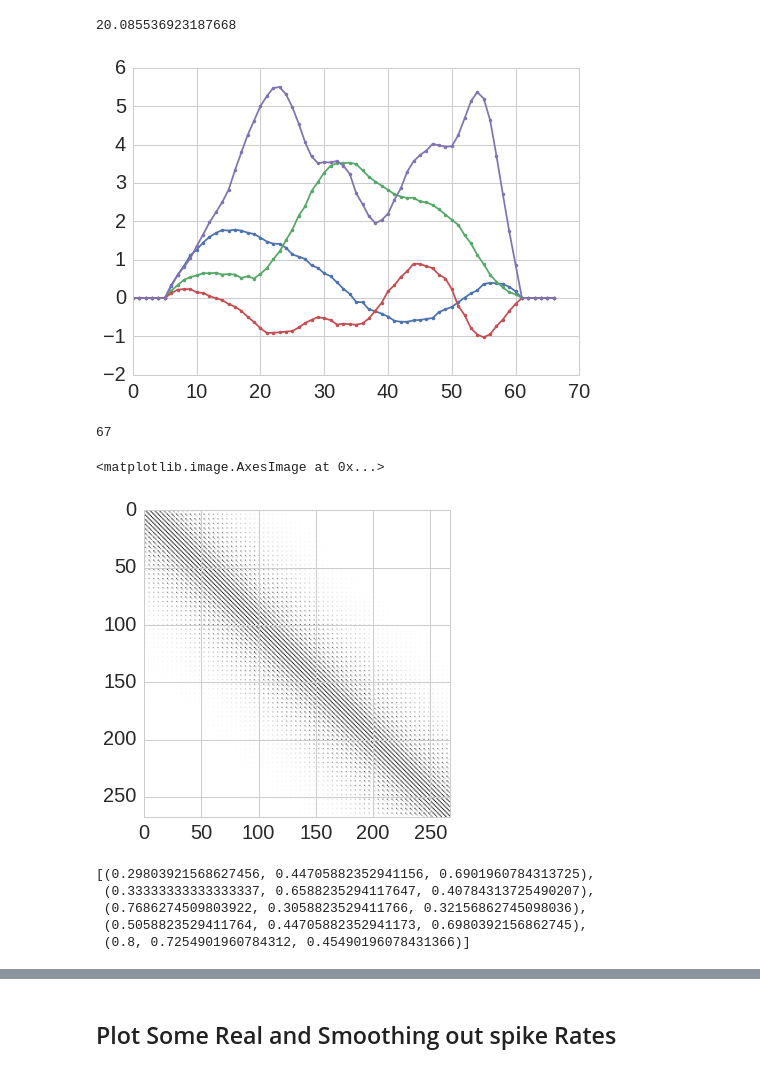
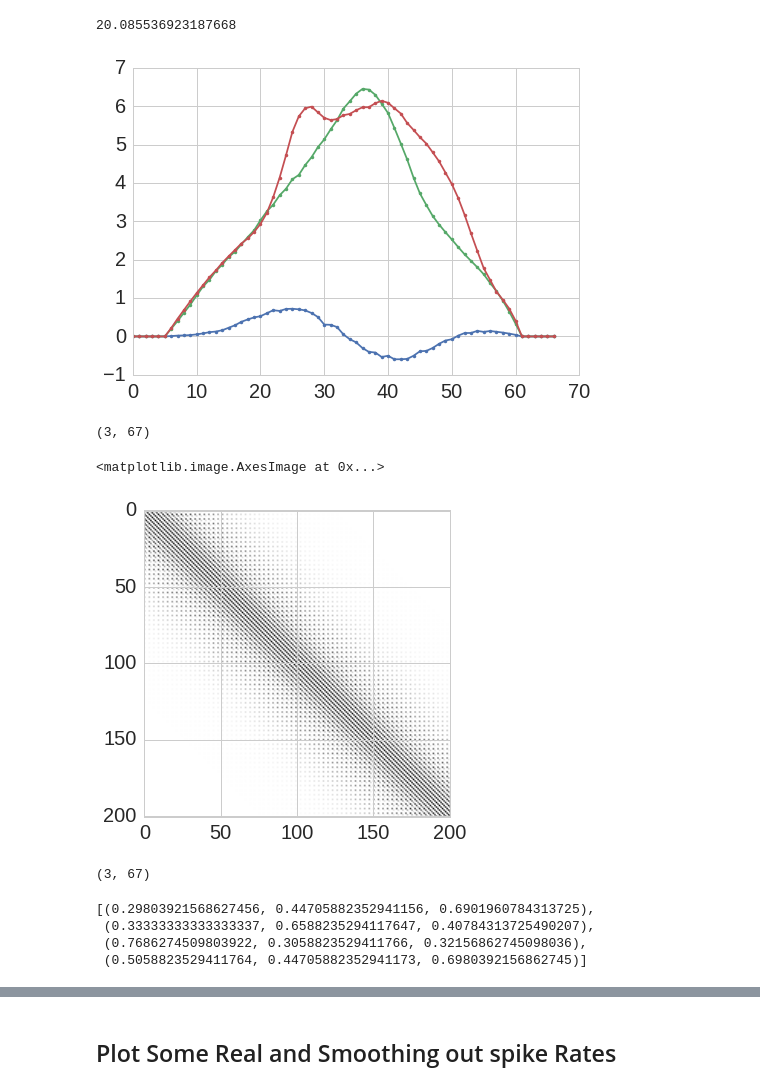
Before and after one commit to yves-weissenberger/GPR, a Jupyter notebook: GPFA_E_step_laplace_inf.ipynb, the cells around one changed output, grey strips where cells are left out. Drawn from its saved outputs; the diff is of its cells as text; code cells hidden in the pictures.

```diff
--- a/GPFA_E_step_laplace_inf.ipynb
+++ b/GPFA_E_step_laplace_inf.ipynb
@@ -167,8 +167,8 @@ np.exp(3)
 # %% [output]
 20.085536923187668
 # %%
-n_neurons = 14 #q
-nDims = 4#
+n_neurons = 60 #q
+nDims = 3#
 n_timePoints = 67
 t = np.linspace(-33,33,num=n_timePoints)/10 #use this for an unmarked time series
 nT = len(t)
@@ -183,37 +183,38 @@ d = np.random.randint(0,6,size=(n_neurons))/2
 # %%
 x = np.zeros([nDims,nT])
 
-length_scales_GP = [10**(.1 if i== 0 else -i*.15) for i in range(nDims)]
+length_scales_GP = [10**(.1 if i== 0 else -i*.2) for i in range(nDims)]
 params = {
           'l':length_scales_GP
          }
 #params = [[4,1,2e0],
 #          [1,2,1.5e-1],
 #          [6,3,1e0]]
 
 for i,l in enumerate(length_scales_GP):
 
     Ki = calc_K(x=t,y=t,l=l)
     Ki /= np.max(Ki)
     mvn1 = multivariate_normal(mean=[np.random.randint(1,9)-3]*n_timePoints,cov=Ki)
-    x[i] =  mvn1.rvs()*np.concatenate([np.zeros(5),np.cos(np.linspace(-np.pi/2,0,num=15)),np.ones(nT-35),np.cos(np.linspace(0,.5*np.pi,num=10)),np.zeros(5)])
+    x[i] =  mvn1.rvs()*np.concatenate([np.zeros(5),np.cos(np.linspace(-np.pi/2,0,num=25)),np.ones(nT-55),np.cos(np.linspace(0,.5*np.pi,num=20)),np.zeros(5)])
 
 for i in range(nDims):
     plt.plot(x[i],'.-')
 
 #this is the observed data, which we pretend are the spike trains
 rate_params = np.exp(C.dot(x) + d[:,None])
-y = np.random.poisson(rate_params + np.abs(np.random.normal(loc=0,scale=1,size=rate_params.shape)))
+#y = np.random.poisson(rate_params + np.abs(np.random.normal(loc=0,scale=1,size=rate_params.shape)))
+y = np.random.poisson(rate_params)
 # %% [output]
-[figure, old version]
+[figure, new version]
 # %%
 params = {'C': C,
           'd': d,
           'l': length_scales_GP}
-# %%
-np.max(y)
-# %% [output]
-67
+# %%
+x.shape
+# %% [output]
+(3, 67)
 # %%
 K_big,_ = make_Kbig(params,t)  #this is the prior covariance of the GP latent state
 C_big = make_Cbig(C,t)
@@ -224,7 +225,7 @@ ybar = np.array([y.T.flatten()])
 plt.imshow(K_big)
 # %% [output]
 <matplotlib.image.AxesImage at 0x...>
-[figure, old version]
+[figure, new version]
 # %%
 def calc_post_unNorm(xbar, ybar, C_big, d,  K_bigInv,t,n_neurons):
 
@@ -291,14 +306,17 @@ PostCovGP = np.linalg.inv(hess)
 
 PostCovGP = PostCovGP
 SD2 = 2*np.sqrt(PostCovGP.diagonal().reshape(nDims,nT,order='F'))
+# %%
+x_post_mean.shape
+# %% [output]
+(3, 67)
 # %%
 seaborn.color_palette('deep',n_colors=nDims+1,desat=1)
 # %% [output]
 [(0.29803921568627456, 0.44705882352941156, 0.6901960784313725),
  (0.33333333333333337, 0.6588235294117647, 0.40784313725490207),
  (0.7686274509803922, 0.3058823529411766, 0.32156862745098036),
- (0.5058823529411764, 0.44705882352941173, 0.6980392156862745),
- (0.8, 0.7254901960784312, 0.45490196078431366)]
+ (0.5058823529411764, 0.44705882352941173, 0.6980392156862745)]
 # %%
 plt.figure(figsize=(12,8))
 clrs = seaborn.color_palette('deep',n_colors=nDims+1,desat=1)#seaborn.color_palette('RdBu',n_colors=3)
```
Also changed, not shown: parts of 61 cells of this notebook, 5 other files.
